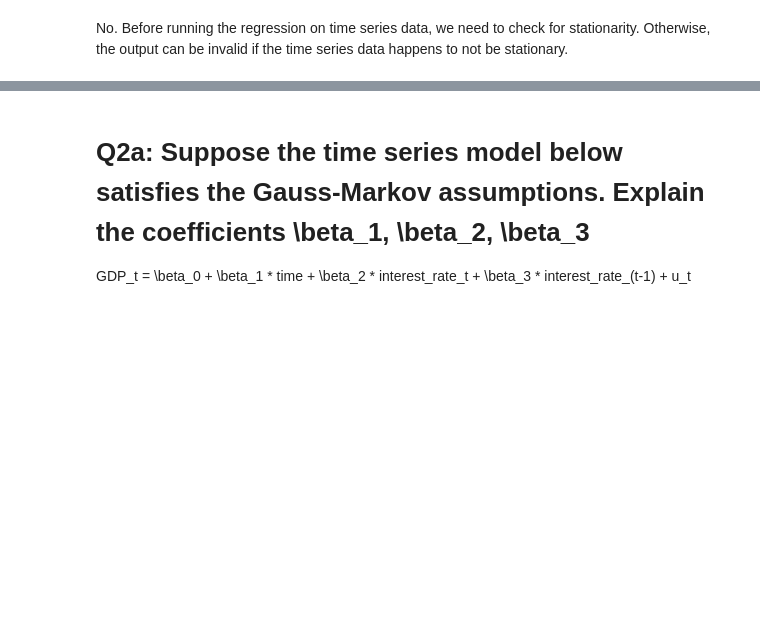
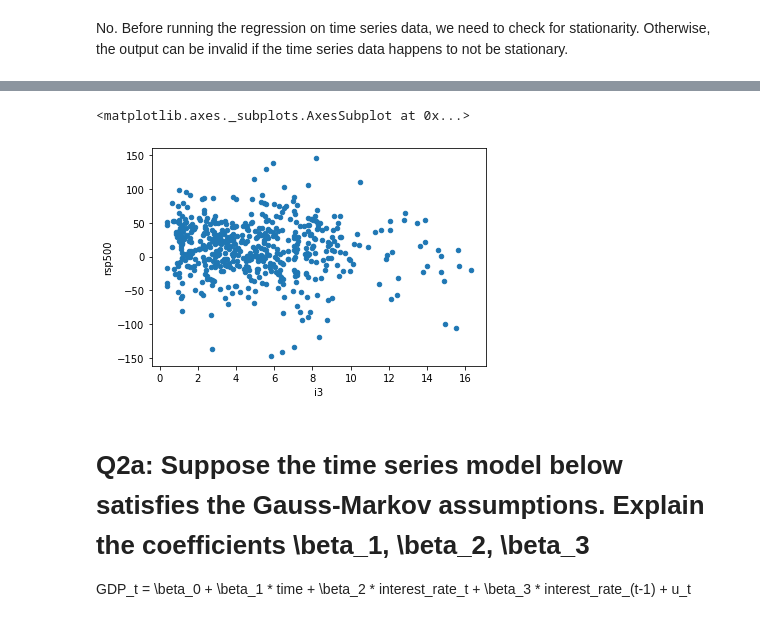
Before and after one commit to sansanity/ntu-econometrics, a Jupyter notebook: Problem Set 3/Problem Set 3 Output.ipynb, the cells around one changed output, grey strips where cells are left out. Cells and saved outputs as stored; diff of their text form; code cells hidden in the pictures; blank space fills up the shorter version.

```diff
--- a/Problem Set 3/Problem Set 3 Output.ipynb
+++ b/Problem Set 3/Problem Set 3 Output.ipynb
@@ -152,3 +165,10 @@ No. Before running the regression on time series data, we need to check for stat
+# %%
+# Checking for homoskedasticity
+
+df.plot(y = "rsp500", x = "i3", kind = "scatter")
+# %% [output]
+<matplotlib.axes._subplots.AxesSubplot at 0x...>
+[figure, added]
 # %% [markdown]
 # Q2a: Suppose the time series model below satisfies the Gauss-Markov assumptions. Explain the coefficients \beta_1, \beta_2, \beta_3
 
```
Also changed, not shown: parts of 5 cells of this notebook, 1 other file.
